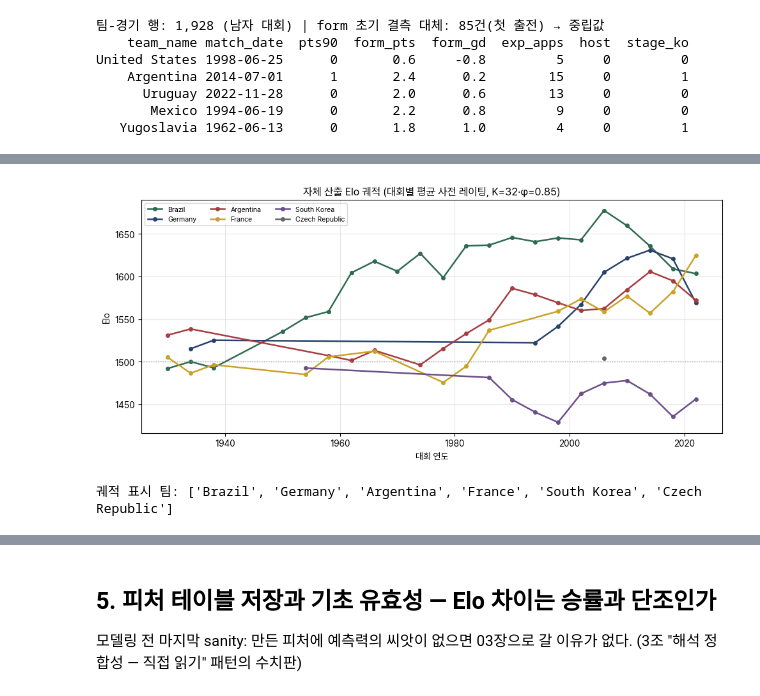
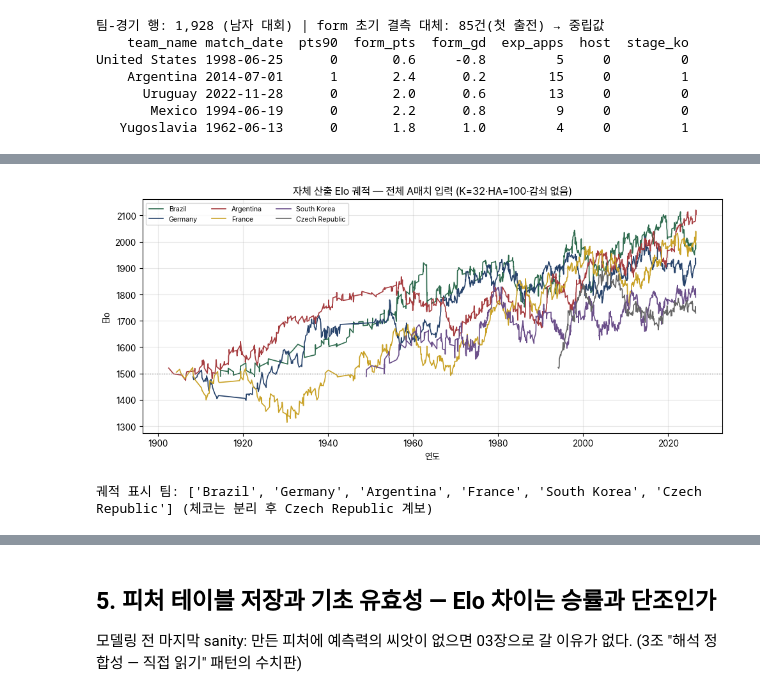
Before and after one commit to Dacon-Organization/World-Cup-Tactics-Web-Service-Challenge, a Jupyter notebook: notebooks/02_fe.ipynb, the cells around one changed output, grey strips where cells are left out. Drawn from its saved outputs; the diff is of its cells as text; code cells hidden in the pictures.

```diff
--- a/notebooks/02_fe.ipynb
+++ b/notebooks/02_fe.ipynb
@@ -179,32 +259,22 @@ K sweep — 최종 레이팅 Spearman 순위 상관:
 # %%
-# 궤적: 대회별 평균 사전 레이팅 (존재하는 팀명만 동적 선택)
-id2name = ta.drop_duplicates("team_id").set_index("team_id")["team_name"].to_dict()
-name2id = {v: k for k, v in id2name.items()}
-long = pd.concat([
-    elo_rec.merge(m[["match_id", "tournament_id"]], on="match_id")
-        .rename(columns={"home_team_id": "team_id", "elo_home_pre": "elo"})[["team_id", "tournament_id", "elo"]],
-    elo_rec.merge(m[["match_id", "tournament_id"]], on="match_id")
-        .rename(columns={"away_team_id": "team_id", "elo_away_pre": "elo"})[["team_id", "tournament_id", "elo"]],
-])
-long["year"] = long["tournament_id"].map(t_year)
-traj = long.groupby(["team_id", "year"])["elo"].mean().reset_index()
-
-candidates = ["Brazil", "Germany", "Argentina", "France", "South Korea", "Korea Republic", "Czech Republic", "Czechoslovakia"]
-picks = [c for c in candidates if c in name2id][:6]
+# 궤적: 주요국 A매치 Elo 전 이력 (c1 그림의 상위 호환 — 대회 사이가 이제 채워져 있다)
+picks = ["Brazil", "Germany", "Argentina", "France", "South Korea", "Czech Republic"]
 fig, ax = plt.subplots(figsize=(10, 4.6))
 palette = ["#2f6b4f", "#27436b", "#a63d40", "#c9a227", "#6b4f8a", "#666666"]
 for i, nm in enumerate(picks):
-    d = traj[traj["team_id"] == name2id[nm]]
-    ax.plot(d["year"], d["elo"], "o-", label=nm, color=palette[i % len(palette)], linewidth=1.8, markersize=4)
+    key = elo_key(nm)
+    if key not in hist_d:
+        continue
+    ax.plot(hist_d[key], hist_r[key], "-", label=nm, color=palette[i % len(palette)], linewidth=1.2)
 ax.axhline(1500, color="#999", linestyle=":", linewidth=1)
-ax.set_title("자체 산출 Elo 궤적 (대회별 평균 사전 레이팅, K=32·φ=0.85)")
-ax.set_xlabel("대회 연도"); ax.set_ylabel("Elo")
+ax.set_title("자체 산출 Elo 궤적 — 전체 A매치 입력 (K=32·HA=100·감쇠 없음)")
+ax.set_xlabel("연도"); ax.set_ylabel("Elo")
 ax.legend(fontsize=8, ncol=3)
 ax.grid(alpha=0.3)
 plt.tight_layout()
 fig.savefig(FIGURES / "02_elo_trajectories.png", dpi=150)
 plt.show()
-print(f"궤적 표시 팀: {picks}")
+print(f"궤적 표시 팀: {picks} (체코는 분리 후 Czech Republic 계보)")
 # %% [output]
-[figure, old version]
+[figure, new version]
-궤적 표시 팀: ['Brazil', 'Germany', 'Argentina', 'France', 'South Korea', 'Czech Republic']
+궤적 표시 팀: ['Brazil', 'Germany', 'Argentina', 'France', 'South Korea', 'Czech Republic'] (체코는 분리 후 Czech Republic 계보)
```
Also changed, not shown: parts of 16 cells of this notebook, 10 other files.
